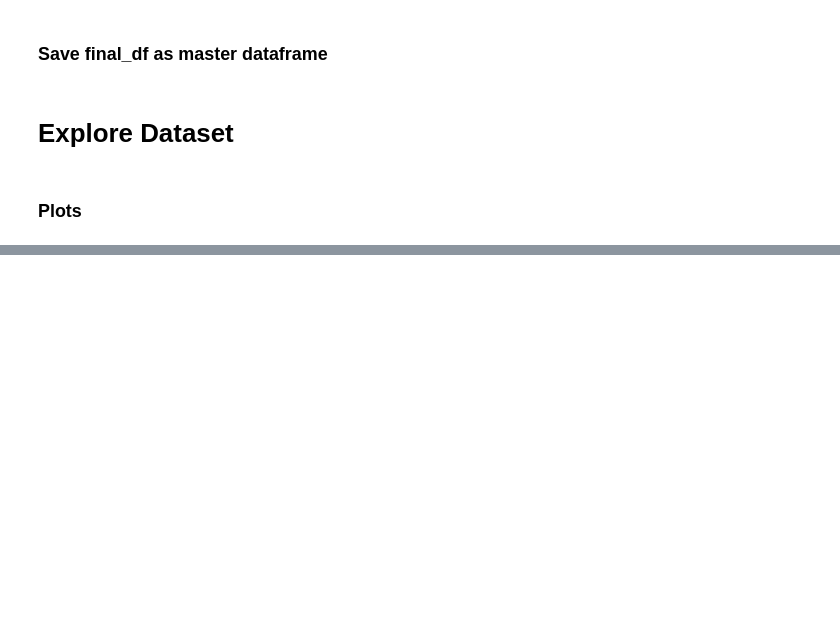
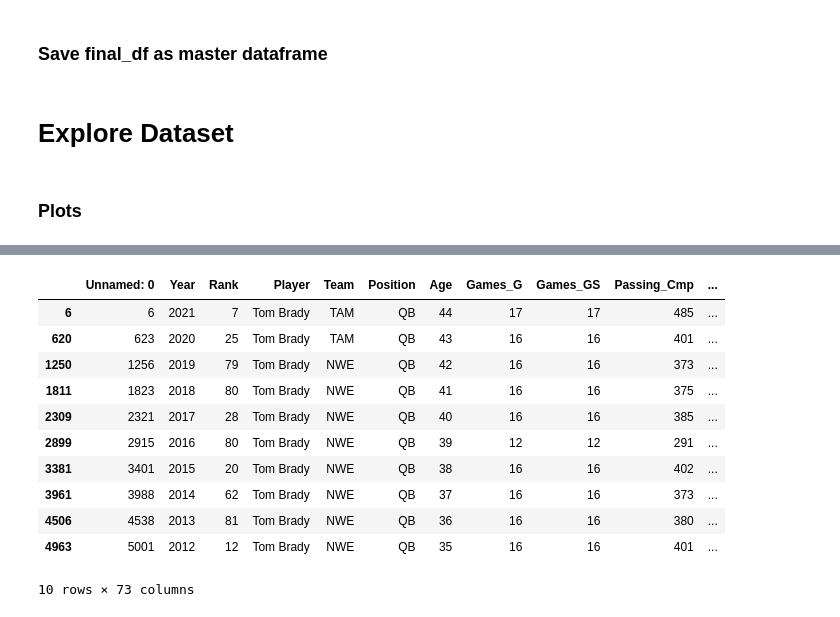
Before and after one commit to mattgilgo/fantasy_football, a Jupyter notebook: eda.ipynb, the cells around one changed output, grey strips where cells are left out. Cells and saved outputs as stored; diff of their text form; code cells hidden in the pictures; blank space fills up the shorter version.

```diff
--- a/eda.ipynb
+++ b/eda.ipynb
@@ -1037,0 +998,15 @@ Index(['Unnamed: 0', 'Year', 'Rank', 'Player', 'Team', 'Position', 'Age',
+# %%
+qbs[qbs['Player'] == 'Tom Brady']
+# %% [output]
+|  | Unnamed: 0 | Year | Rank | Player | Team | Position | Age | Games_G | Games_GS | Passing_Cmp | ... |
+| 6 | 6 | 2021 | 7 | Tom Brady | TAM | QB | 44 | 17 | 17 | 485 | ... |
+| 620 | 623 | 2020 | 25 | Tom Brady | TAM | QB | 43 | 16 | 16 | 401 | ... |
+| 1250 | 1256 | 2019 | 79 | Tom Brady | NWE | QB | 42 | 16 | 16 | 373 | ... |
+| 1811 | 1823 | 2018 | 80 | Tom Brady | NWE | QB | 41 | 16 | 16 | 375 | ... |
+| 2309 | 2321 | 2017 | 28 | Tom Brady | NWE | QB | 40 | 16 | 16 | 385 | ... |
+| 2899 | 2915 | 2016 | 80 | Tom Brady | NWE | QB | 39 | 12 | 12 | 291 | ... |
+| 3381 | 3401 | 2015 | 20 | Tom Brady | NWE | QB | 38 | 16 | 16 | 402 | ... |
+| 3961 | 3988 | 2014 | 62 | Tom Brady | NWE | QB | 37 | 16 | 16 | 373 | ... |
+| 4506 | 4538 | 2013 | 81 | Tom Brady | NWE | QB | 36 | 16 | 16 | 380 | ... |
+| 4963 | 5001 | 2012 | 12 | Tom Brady | NWE | QB | 35 | 16 | 16 | 401 | ... |
+10 rows × 73 columns
```
Also changed, not shown: parts of 10 cells of this notebook.
